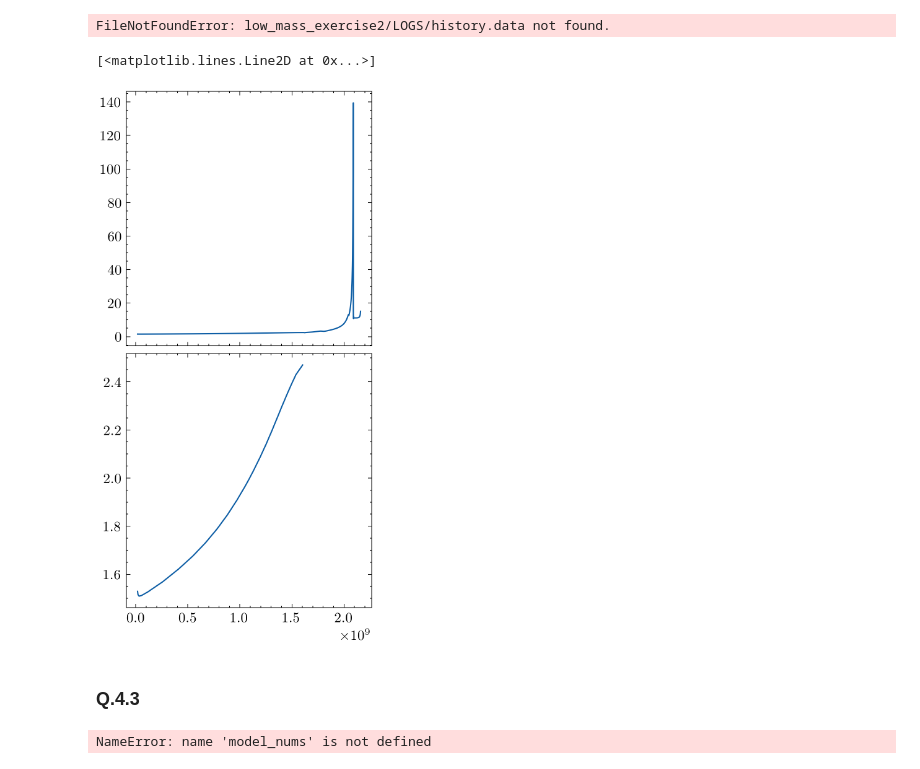
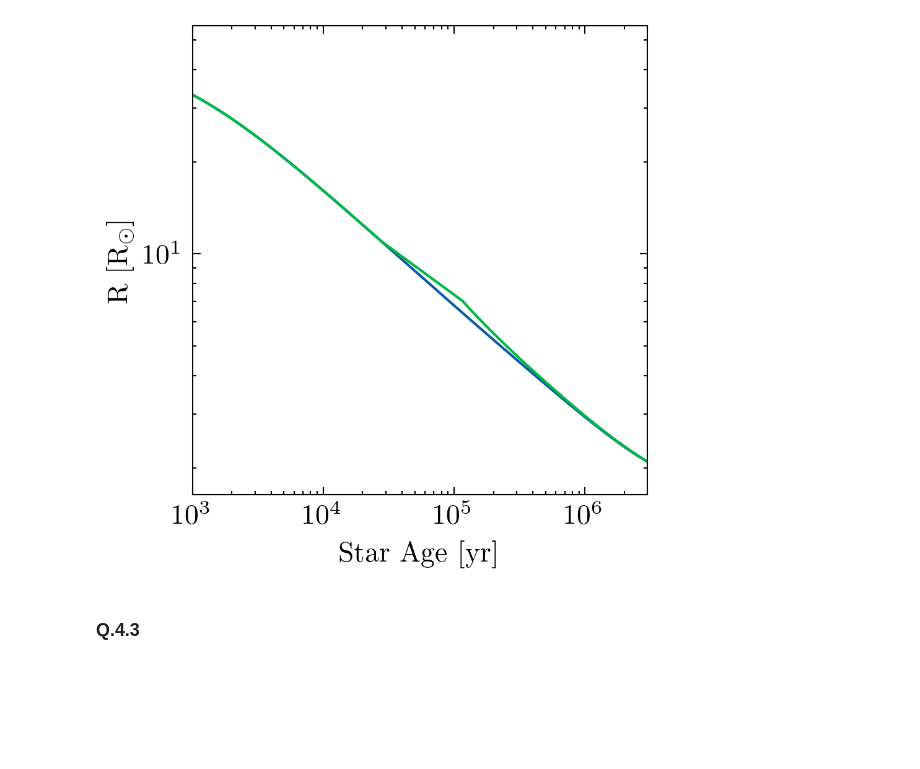
Before and after one commit to BrunoSchultz/lab_report, a Jupyter notebook: exercise4/plot_exercise4.ipynb, the cells around one changed output. Cells and saved outputs as stored; diff of their text form; code cells hidden in the pictures; blank space fills up the shorter version.

```diff
--- a/exercise4/plot_exercise4.ipynb
+++ b/exercise4/plot_exercise4.ipynb
@@ -13,34 +13,34 @@ plt.style.use('science')
 plt.rcParams.update({'font.size': 11})
 # %%
 h1 = mr.MesaData("low_mass_exercise2/LOGS/history.data")
-h2 = mr.MesaData("low_mass/LOGS/history.data")
+h2 = mr.MesaData("low_mass_with_h2/LOGS/history.data")
-# %% [output]
-FileNotFoundError: low_mass_exercise2/LOGS/history.data not found.
 # %%
-mask1 = h1.log_Lnuc / h1.log_L > 0.99
-mask2 = h2.log_Lnuc / h2.log_L > 0.99
+mask1 = h1.log_Lnuc / h1.log_L < 1e-6
+mask2 = h2.log_Lnuc / h2.log_L < 1e-6
 
 radius1 = 10**h1.log_R[mask1]
 radius2 = 10**h2.log_R[mask2]
 
 star_age1 = h1.star_age[mask1]
 star_age2 = h2.star_age[mask2]
 
-fig, (ax1, ax2) = plt.subplots(2, 1, figsize=(3, 6), sharex=True, dpi=300, layout="constrained")
+fig, ax = plt.subplots(figsize=(3, 3), sharex=True, dpi=300, layout="constrained")
 
-ax1.plot(star_age1, radius1)
-ax2.plot(star_age2, radius2)
+ax.loglog(star_age1, radius1, c="C0")
+ax.loglog(star_age2, radius2, c="C1")
+
+ax.set_xlabel("Star Age [yr]")
+ax.set_ylabel("R [R$_\odot$]")
+
+ax.set_xlim(1e3, 3e6)
+
+fig.savefig("../plots/q42_radius_vs_age.pdf", bbox_inches='tight')
 # %% [output]
-[<matplotlib.lines.Line2D at 0x...>]
-[figure, old version]
+[figure, new version]
 # %% [markdown]
 ### Q.4.3
 # %%
 l = mr.MesaLogDir("low_mass_with_h2/LOGS")
-# %%
-model_nums
-# %% [output]
-NameError: name 'model_nums' is not defined
 # %%
 # Define predicate function
 def hot_core(logT, star_age):
```
Also changed, not shown: parts of 9 cells of this notebook, 17 other files.
